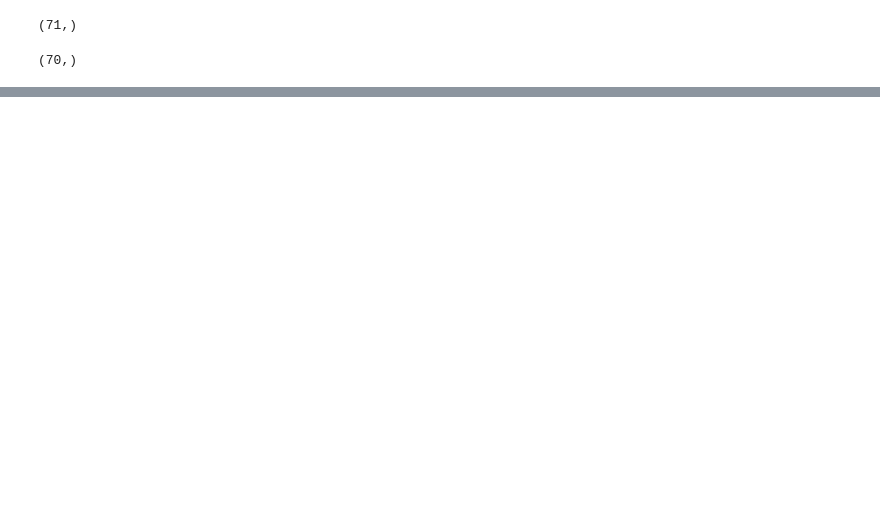
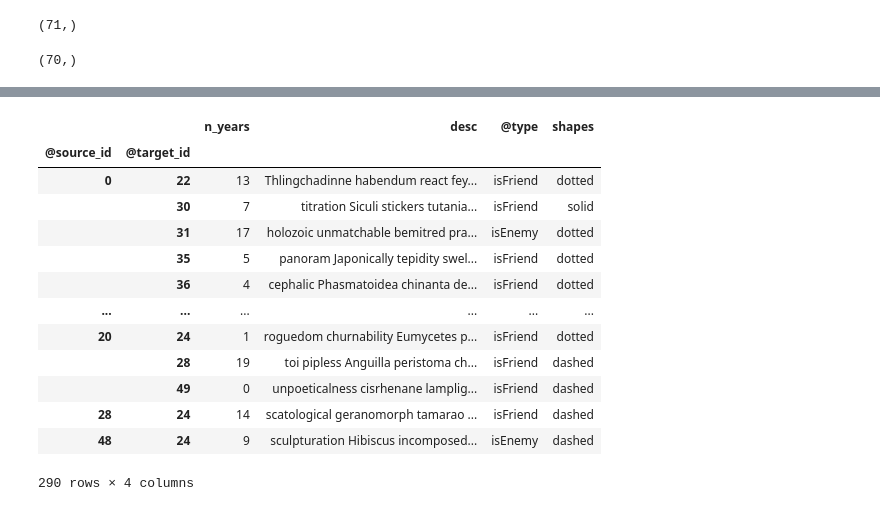
Before and after one commit to BlueBrain/BlueGraph, a Jupyter notebook: examples/PGFrames demo + sematic encoding.ipynb, the cells around one changed output, grey strips where cells are left out. Cells and saved outputs as stored; diff of their text form; code cells hidden in the pictures; blank space fills up the shorter version.

```diff
--- a/examples/PGFrames demo + sematic encoding.ipynb
+++ b/examples/PGFrames demo + sematic encoding.ipynb
@@ -376,0 +382,21 @@ transformed_frame._edges
+# %%
+obj = pgframe_to_networkx(graph_frame)
+# %%
+a = networkx_to_pgframe(obj)
+# %%
+a._edges
+# %% [output]
+|  |  | n_years | desc | @type | shapes |
+| @source_id | @target_id |  |  |  |  |
+| 0 | 22 | 13 | Thlingchadinne habendum react fey... | isFriend | dotted |
+|  | 30 | 7 | titration Siculi stickers tutania... | isFriend | solid |
+|  | 31 | 17 | holozoic unmatchable bemitred pra... | isEnemy | dotted |
+|  | 35 | 5 | panoram Japonically tepidity swel... | isFriend | dotted |
+|  | 36 | 4 | cephalic Phasmatoidea chinanta de... | isFriend | dotted |
+| ... | ... | ... | ... | ... | ... |
+| 20 | 24 | 1 | roguedom churnability Eumycetes p... | isFriend | dotted |
+|  | 28 | 19 | toi pipless Anguilla peristoma ch... | isFriend | dashed |
+|  | 49 | 0 | unpoeticalness cisrhenane lamplig... | isFriend | dashed |
+| 28 | 24 | 14 | scatological geranomorph tamarao ... | isFriend | dashed |
+| 48 | 24 | 9 | sculpturation Hibiscus incomposed... | isEnemy | dashed |
+290 rows × 4 columns
```
Also changed, not shown: parts of 22 cells of this notebook.
